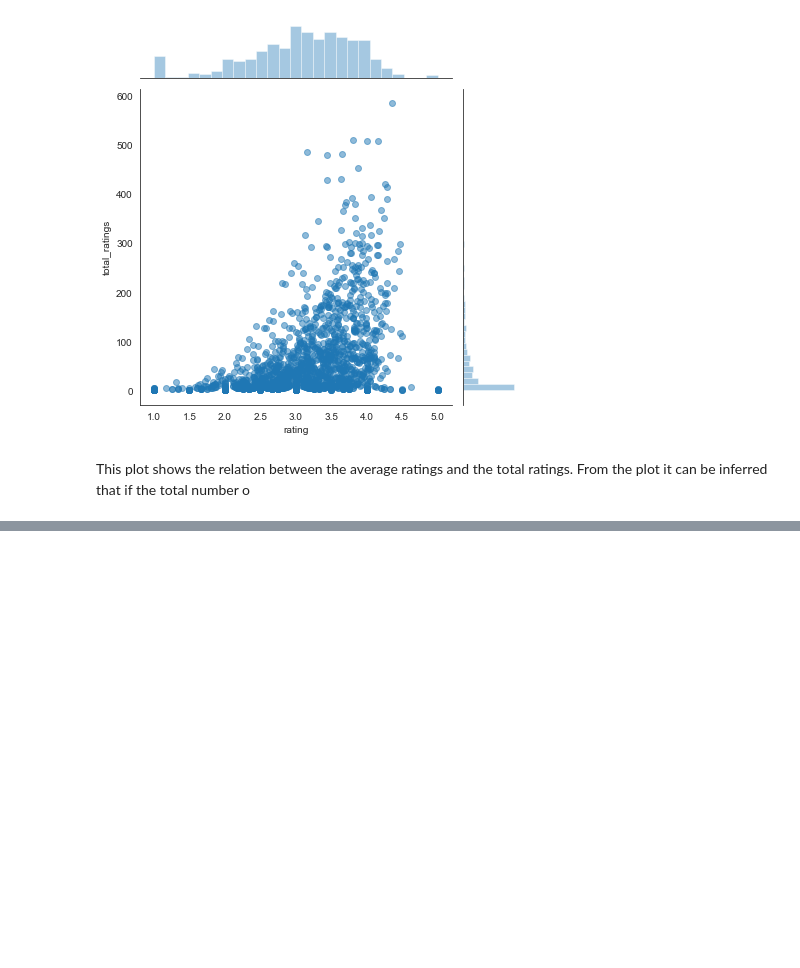
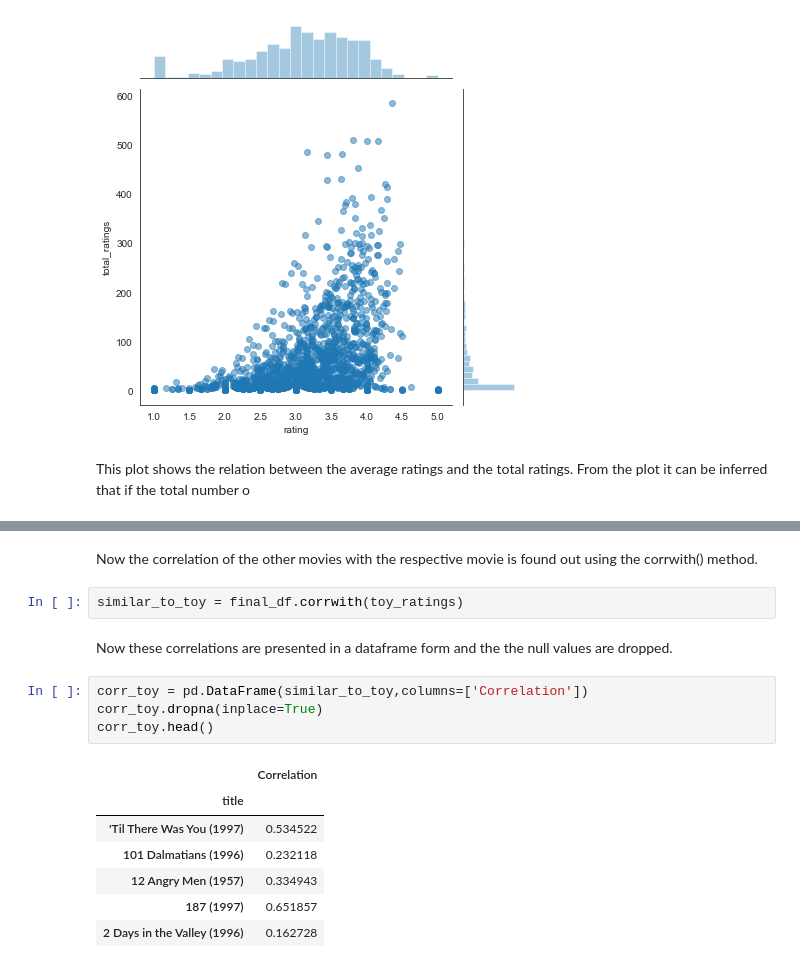
Before and after one commit to jayashree8/Python_recommender_systems, a Jupyter notebook: Item similarity recommendation.ipynb, the cells around one changed output, grey strips where cells are left out. Saved outputs shown, nothing was run; the diff lists cells and outputs as text; blank space fills up the shorter version.

```diff
--- a/Item similarity recommendation.ipynb
+++ b/Item similarity recommendation.ipynb
@@ -102,0 +132,18 @@ This plot shows the relation between the average ratings and the total ratings.
+# %% [markdown]
+Now the correlation of the other movies with the respective movie is found out using the corrwith() method.
+# %%
+similar_to_toy = final_df.corrwith(toy_ratings)
+# %% [markdown]
+Now these correlations are presented in a dataframe form and the the null values are dropped.
+# %%
+corr_toy = pd.DataFrame(similar_to_toy,columns=['Correlation'])
+corr_toy.dropna(inplace=True)
+corr_toy.head()
+# %% [output]
+|  | Correlation |
+| title |  |
+| 'Til There Was You (1997) | 0.534522 |
+| 101 Dalmatians (1996) | 0.232118 |
+| 12 Angry Men (1957) | 0.334943 |
+| 187 (1997) | 0.651857 |
+| 2 Days in the Valley (1996) | 0.162728 |
```
Also changed, not shown: parts of 10 cells of this notebook.
